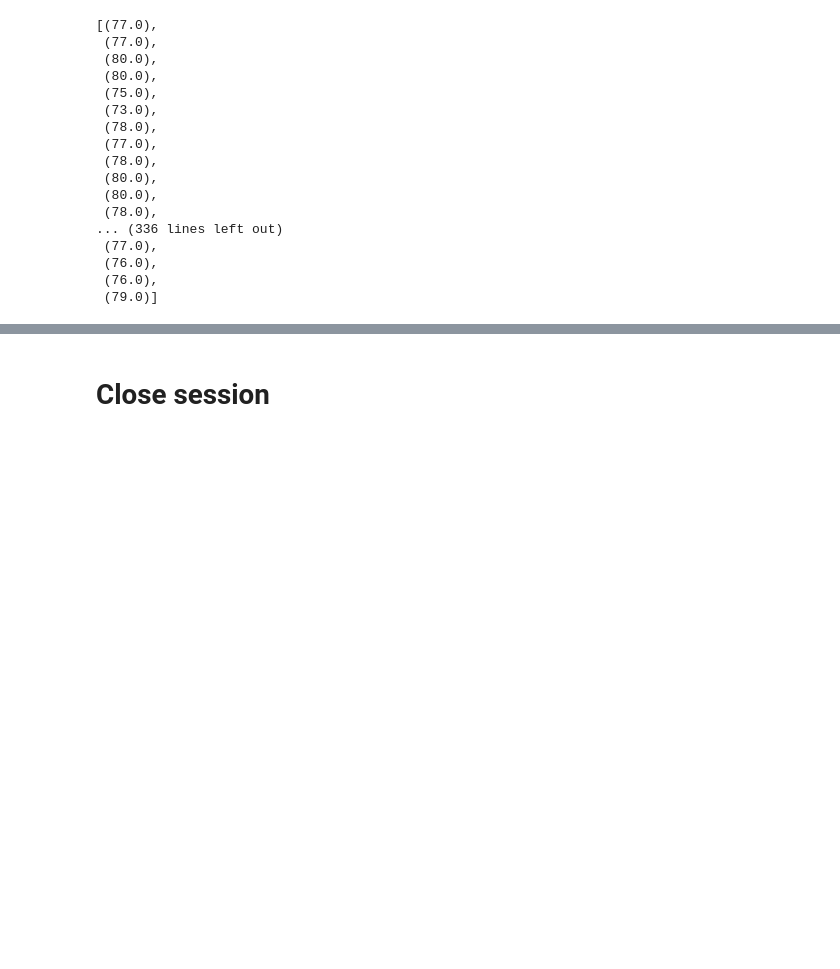
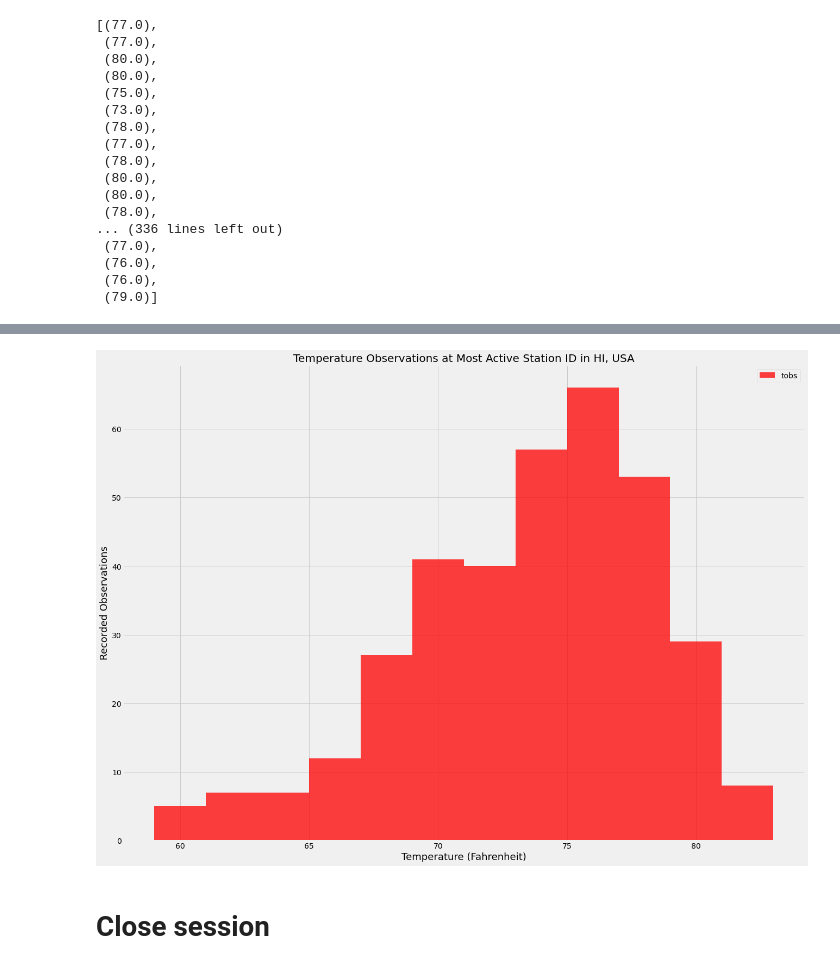
Before and after one commit to cieranmorris/Climate-Analysis-and-Data-Exploration, a Jupyter notebook: Instructions/Climate Analysis.ipynb, the cells around one changed output, grey strips where cells are left out. Cells and saved outputs as stored; diff of their text form; code cells hidden in the pictures; blank space fills up the shorter version.

Commit message:
created final histogram plot for station temperature observation analysis

```diff
--- a/Instructions/Climate Analysis.ipynb
+++ b/Instructions/Climate Analysis.ipynb
@@ -213,3 +213,7 @@ temp_observation_data
  (76.0),
  (76.0),
  (79.0)]
+# %%
+#Create temperature observation df to pass into histogram formatting
+temp_observation_df = pd.DataFrame(temp_observation_data)
+temp_observation_df
@@ -216,3 +234,15 @@ temp_observation_data
+# %%
+#use pyplot to create histogram
+temp_observation_df.plot.hist(figsize = (20,15), color = "red", alpha = 0.75, bins = 12)
+
+#create chart title and axis labels
+plt.title(f"Temperature Observations at Most Active Station ID in HI, USA", fontsize = 20)
+plt.xlabel(f"Temperature (Fahrenheit)", fontsize = 18)
+plt.ylabel(f"Recorded Observations", fontsize = 18)
+
+plt.show()
+# %% [output]
+[figure, added]
 # %% [markdown]
 # Close session
 # %%
```
Also changed, not shown: parts of 1 cell of this notebook.
